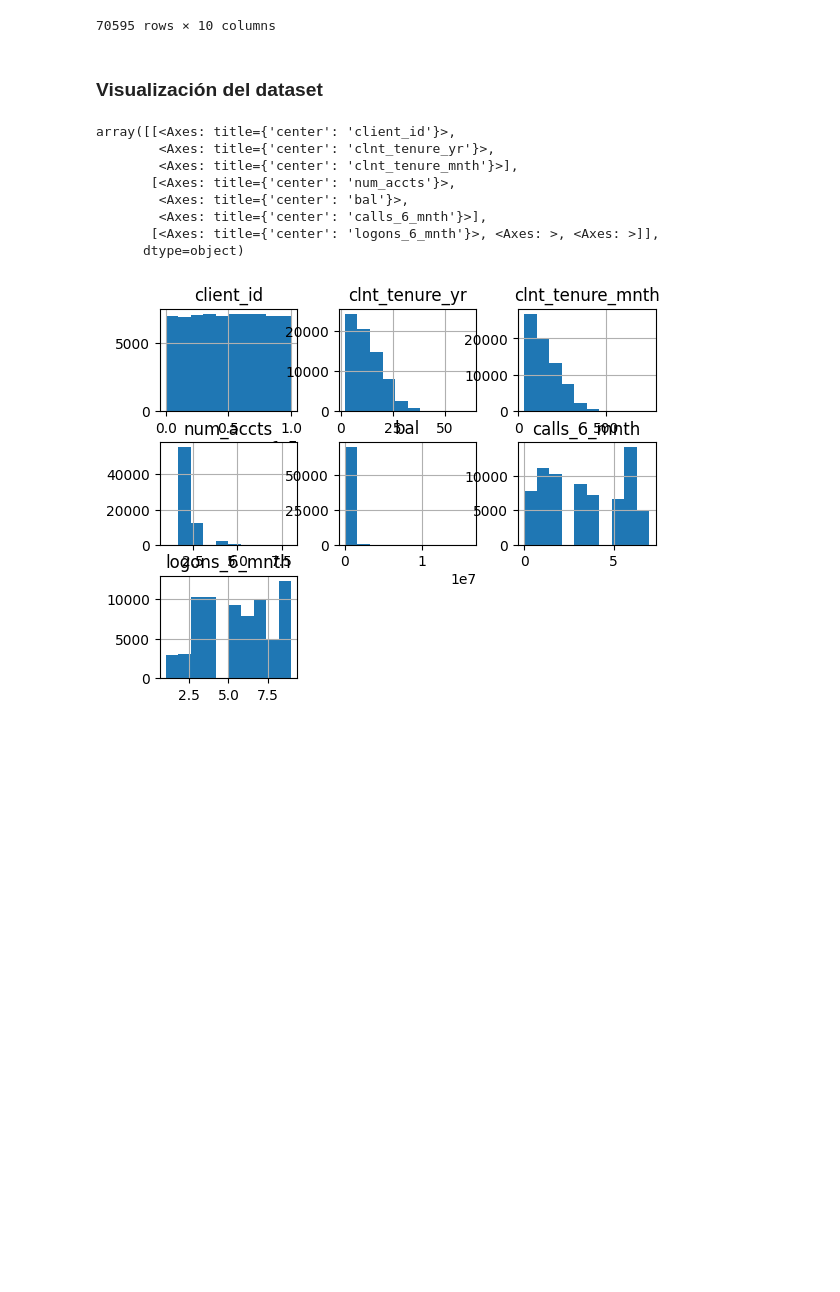
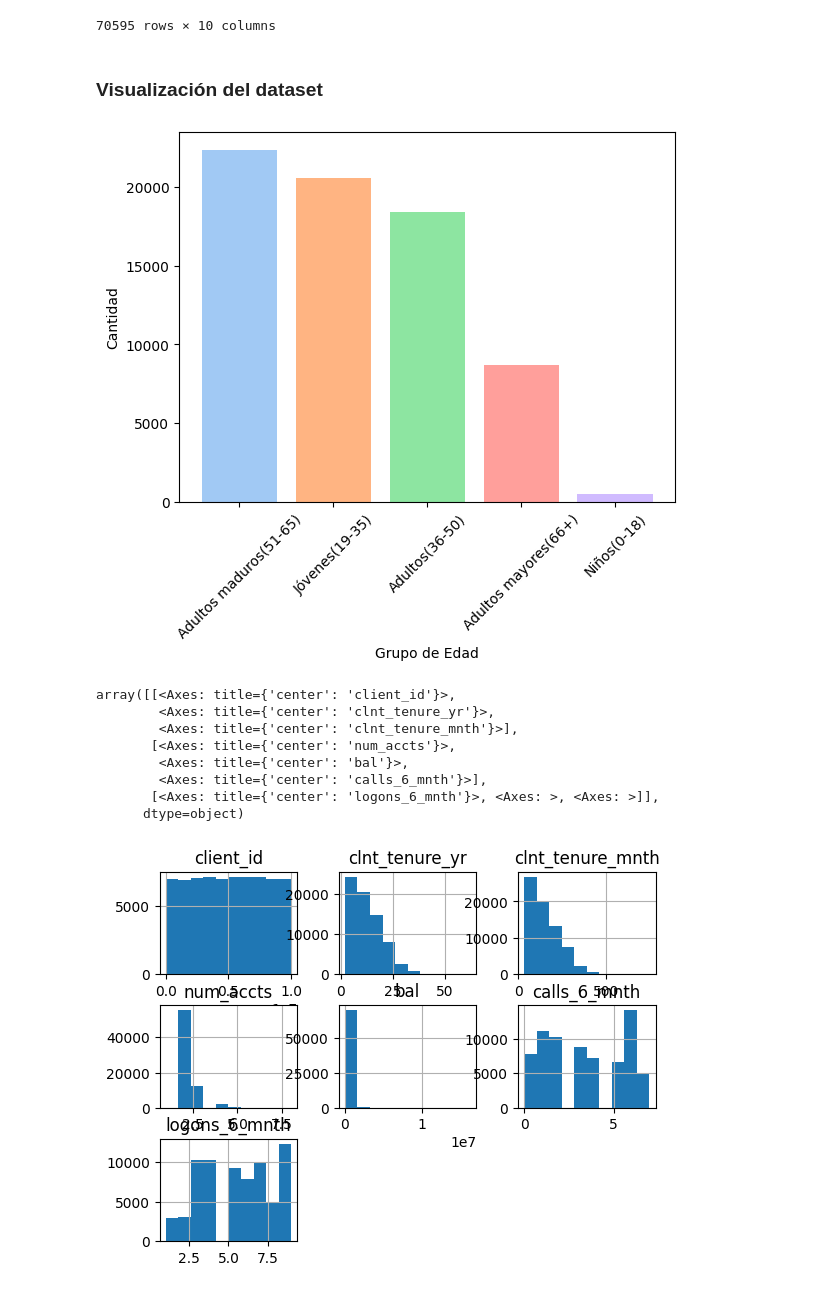
Before and after one commit to carmamenriosrodriguez/proyecto-5-, a Jupyter notebook: Proyecto.ipynb, the cells around one changed output. Drawn from its saved outputs; the diff is of its cells as text; code cells hidden in the pictures; blank space fills up the shorter version.

```diff
--- a/Proyecto.ipynb
+++ b/Proyecto.ipynb
@@ -170,7 +167,7 @@ def rango_edad(df,col):
     bins = [0, 18, 35, 50, 65, 120]
     labels = ['Niños(0-18)', 'Jóvenes(19-35)', 'Adultos(36-50)', 'Adultos maduros(51-65)', 'Adultos mayores(66+)']
 
-    df4['age_group'] = pd.cut(df[col], bins=bins, labels=labels, include_lowest=True)
+    df4['age_group'] = pd.cut(df[col], bins=bins, labels=labels)
 
     return df4
 # %%
@@ -193,6 +190,18 @@ df_clean1
 70595 rows × 10 columns
 # %% [markdown]
 ### Visualización del dataset
+# %%
+counts = df_clean1['age_group'].value_counts()
+
+plt.bar(counts.index, counts.values, color=sns.color_palette('pastel'))
+
+plt.xlabel('Grupo de Edad')
+plt.ylabel('Cantidad')
+plt.xticks(rotation=45)
+
+plt.show()
+# %% [output]
+[figure, added]
 # %%
 df_clean.hist()
 # %% [output]
```
Also changed, not shown: parts of 3 cells of this notebook, 1 other file.
